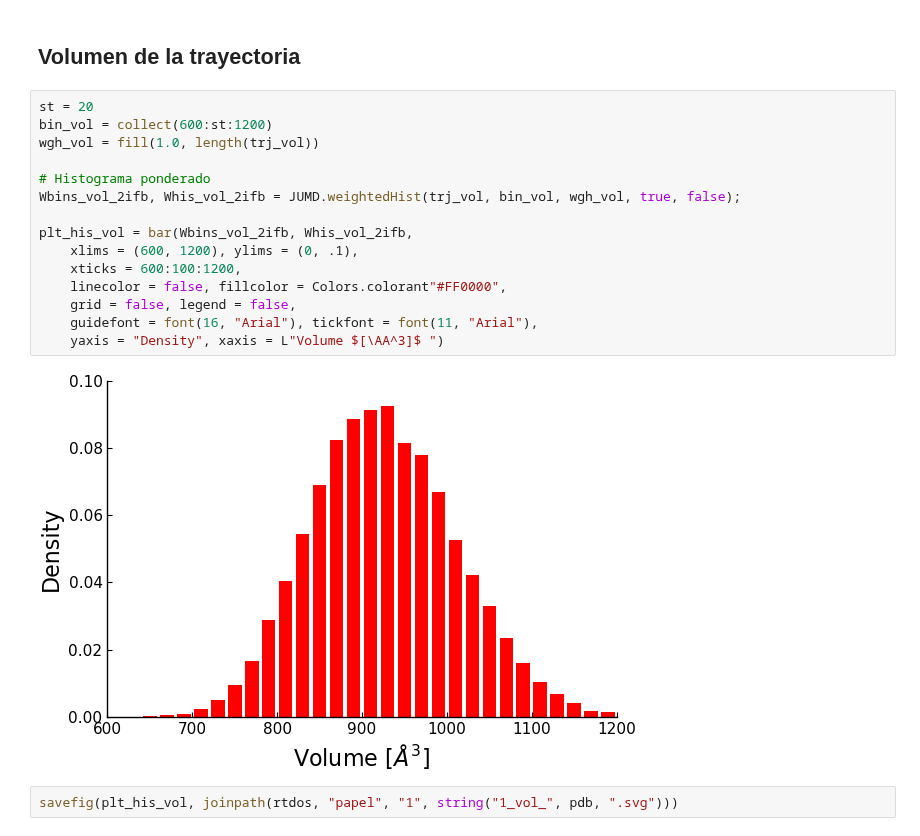
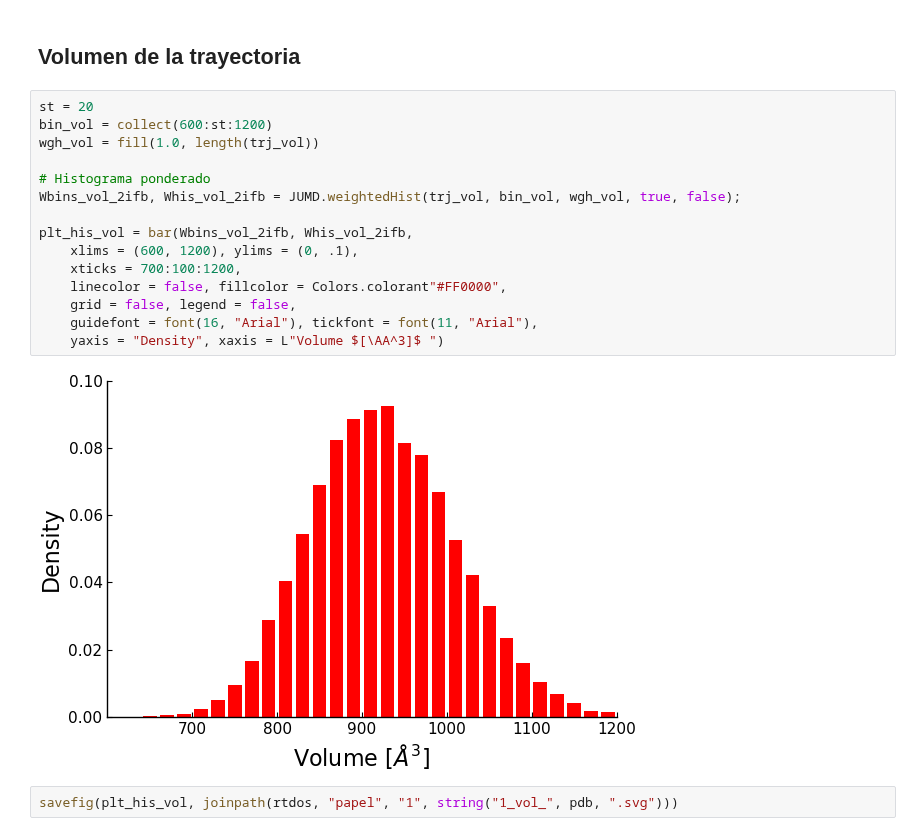
Before and after one commit to pgbarletta/reold_lbp, a Jupyter notebook: src/final_2ifb.ipynb, the cells around one changed output. Saved outputs shown, nothing was run; the diff lists cells and outputs as text.

```diff
--- a/src/final_2ifb.ipynb
+++ b/src/final_2ifb.ipynb
@@ -57,20 +57,20 @@ vgv_2ifb = vgv_2ifb ./ norm(vgv_2ifb);
 # %%
 st = 20
 bin_vol = collect(600:st:1200)
 wgh_vol = fill(1.0, length(trj_vol))
 
 # Histograma ponderado
 Wbins_vol_2ifb, Whis_vol_2ifb = JUMD.weightedHist(trj_vol, bin_vol, wgh_vol, true, false);
 
 plt_his_vol = bar(Wbins_vol_2ifb, Whis_vol_2ifb,
     xlims = (600, 1200), ylims = (0, .1),
-    xticks = 600:100:1200,
+    xticks = 700:100:1200,
     linecolor = false, fillcolor = Colors.colorant"#FF0000",
     grid = false, legend = false,
     guidefont = font(16, "Arial"), tickfont = font(11, "Arial"),
     yaxis = "Density", xaxis = L"Volume $[\AA^3]$ ")
 # %% [output]
-[figure, old version]
+[figure, new version]
 # %%
 savefig(plt_his_vol, joinpath(rtdos, "papel", "1", string("1_vol_", pdb, ".svg")))
 # %%
```
